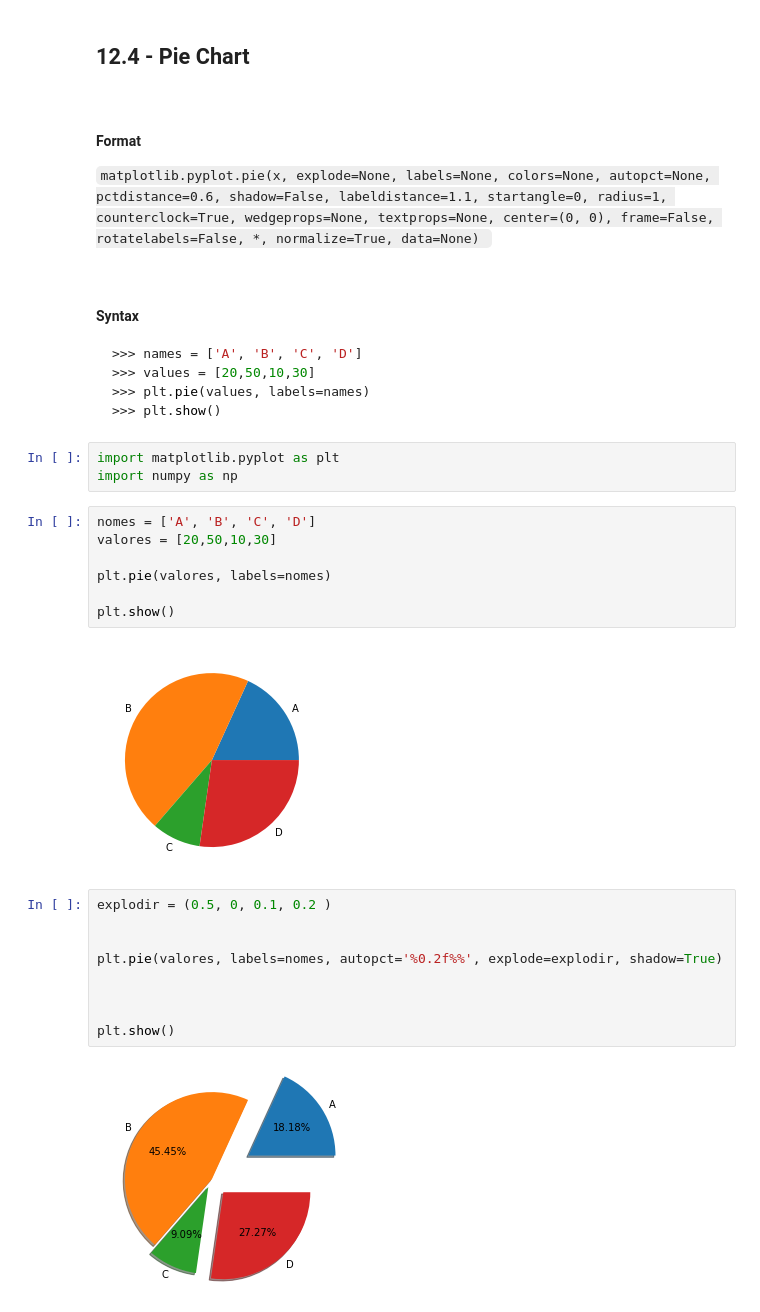
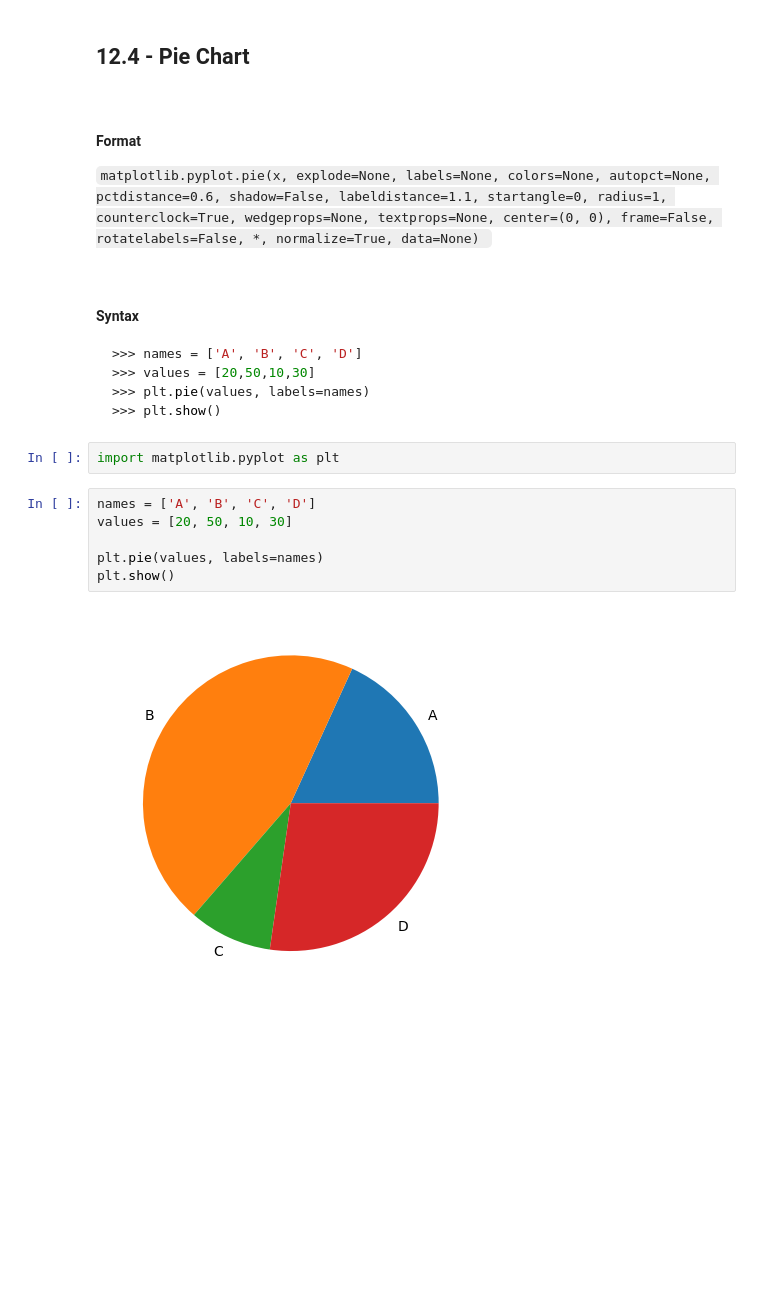
Before and after one commit to rafaelpsilva07/python-for-engineers-and-scientists, a Jupyter notebook: lessons/m2 - Section 12 - Grphics.ipynb, the cells around one changed output. Cells and saved outputs as stored; diff of their text form; blank space fills up the shorter version.

````diff
--- a/lessons/m2 - Section 12 - Grphics.ipynb
+++ b/lessons/m2 - Section 12 - Grphics.ipynb
@@ -226,26 +226,13 @@ array([0, 1, 2, 3])
 >>> plt.pie(values, labels=names)
 >>> plt.show()
 ```
-# %%
-import matplotlib.pyplot as plt
-import numpy as np
-# %%
-nomes = ['A', 'B', 'C', 'D']
-valores = [20,50,10,30]
-
-plt.pie(valores, labels=nomes)
-
-plt.show()
-# %% [output]
-[figure, removed]
-# %%
-explodir = (0.5, 0, 0.1, 0.2 )
-
-
-plt.pie(valores, labels=nomes, autopct='%0.2f%%', explode=explodir, shadow=True)
-
-
-
-plt.show()
-# %% [output]
-[figure, removed]
+# %%
+import matplotlib.pyplot as plt
+# %%
+names = ['A', 'B', 'C', 'D']
+values = [20, 50, 10, 30]
+
+plt.pie(values, labels=names)
+plt.show()
+# %% [output]
+[figure, added]
````
Also changed, not shown: parts of 15 cells of this notebook, 1 other file.
